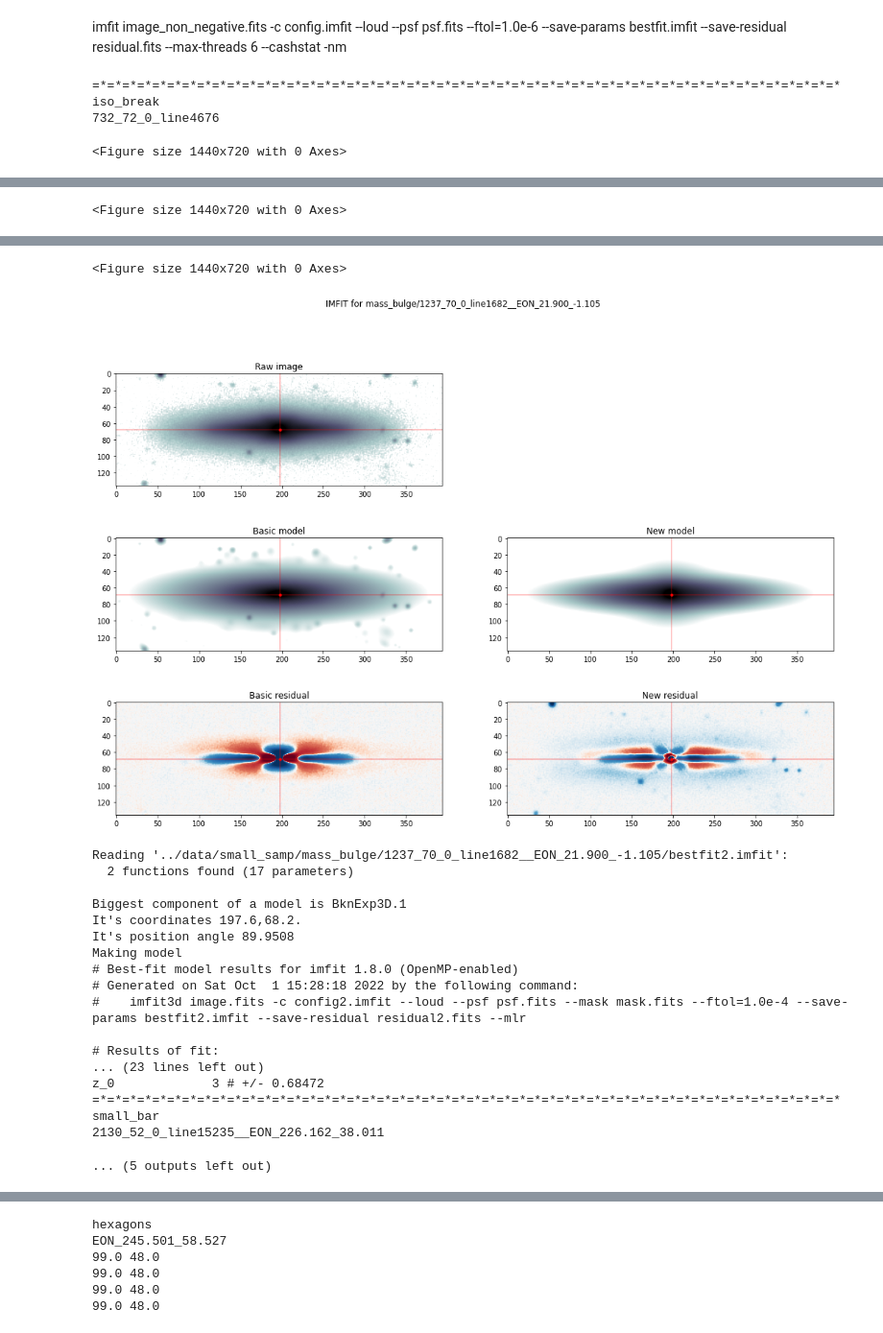
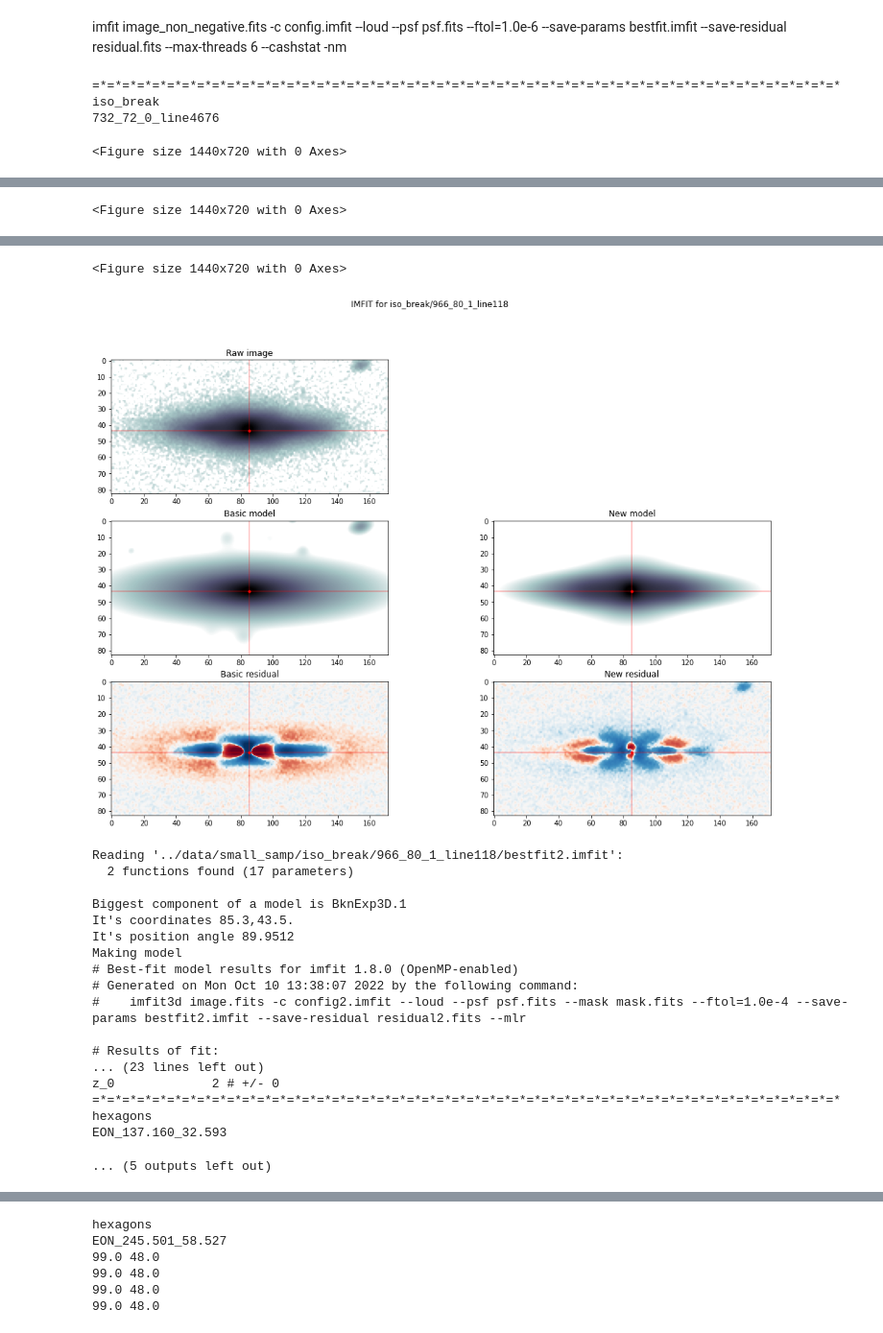
Before and after one commit to alekskryzh/X-galaxies, a Jupyter notebook: decomp_results/pictures plotter.ipynb, the cells around one changed output, grey strips where cells are left out. Shown at 96% size. Saved outputs shown, nothing was run; the diff lists cells and outputs as text; code cells hidden in the pictures.

```diff
--- a/decomp_results/pictures plotter.ipynb
+++ b/decomp_results/pictures plotter.ipynb
@@ -73,10 +73,10 @@ imfit image_non_negative.fits -c config.imfit --loud --psf psf.fits --ftol=1.0e-
 import matplotlib.image as mpimg
 from matplotlib.colors import LogNorm
 from matplotlib.colors import SymLogNorm
-dirs = ['iso_break', 'hexagons', 'mass_bulge', 'small_bar']
-names = ['732_72_0_line4676', 'EON_245.501_58.527', '1237_70_0_line1682__EON_21.900_-1.105', '2130_52_0_line15235__EON_226.162_38.011']
-#dirs = ['hexagons']
-#names = ['EON_245.501_58.527']
+#dirs = ['iso_break', 'hexagons', 'mass_bulge', 'small_bar']
+#names = ['732_72_0_line4676', 'EON_245.501_58.527', '1237_70_0_line1682__EON_21.900_-1.105', '2130_52_0_line15235__EON_226.162_38.011']
+dirs = ['iso_break', 'hexagons', 'iso_break', 'hexagons']
+names = ['732_72_0_line4676', 'EON_245.501_58.527', '966_80_1_line118', 'EON_137.160_32.593']
 for index in range(len(dirs)):
     set_name = dirs[index]
     i = names[index]
@@ -241,23 +241,23 @@ mass_bulge
 [figure]
 <Figure size 1440x720 with 0 Axes>
-[figure, old version]
+[figure, new version]
-Reading '../data/small_samp/mass_bulge/1237_70_0_line1682__EON_21.900_-1.105/bestfit2.imfit':
+Reading '../data/small_samp/iso_break/966_80_1_line118/bestfit2.imfit':
   2 functions found (17 parameters)
 
 Biggest component of a model is BknExp3D.1
-It's coordinates 197.6,68.2.
-It's position angle 89.9508
+It's coordinates 85.3,43.5.
+It's position angle 89.9512
 Making model
 # Best-fit model results for imfit 1.8.0 (OpenMP-enabled)
-# Generated on Sat Oct  1 15:28:18 2022 by the following command:
+# Generated on Mon Oct 10 13:38:07 2022 by the following command:
 #    imfit3d image.fits -c config2.imfit --loud --psf psf.fits --mask mask.fits --ftol=1.0e-4 --save-params bestfit2.imfit --save-residual residual2.fits --mlr
 
 # Results of fit:
 ... (23 lines left out)
-z_0             3 # +/- 0.68472
+z_0             2 # +/- 0
 =*=*=*=*=*=*=*=*=*=*=*=*=*=*=*=*=*=*=*=*=*=*=*=*=*=*=*=*=*=*=*=*=*=*=*=*=*=*=*=*=*=*=*=*=*=*=*=*=*=*
-small_bar
-2130_52_0_line15235__EON_226.162_38.011
+hexagons
+EON_137.160_32.593
 ... (5 outputs left out)
 # %%
 from scipy.ndimage import rotate
```
Also changed, not shown: parts of 3 cells of this notebook.
